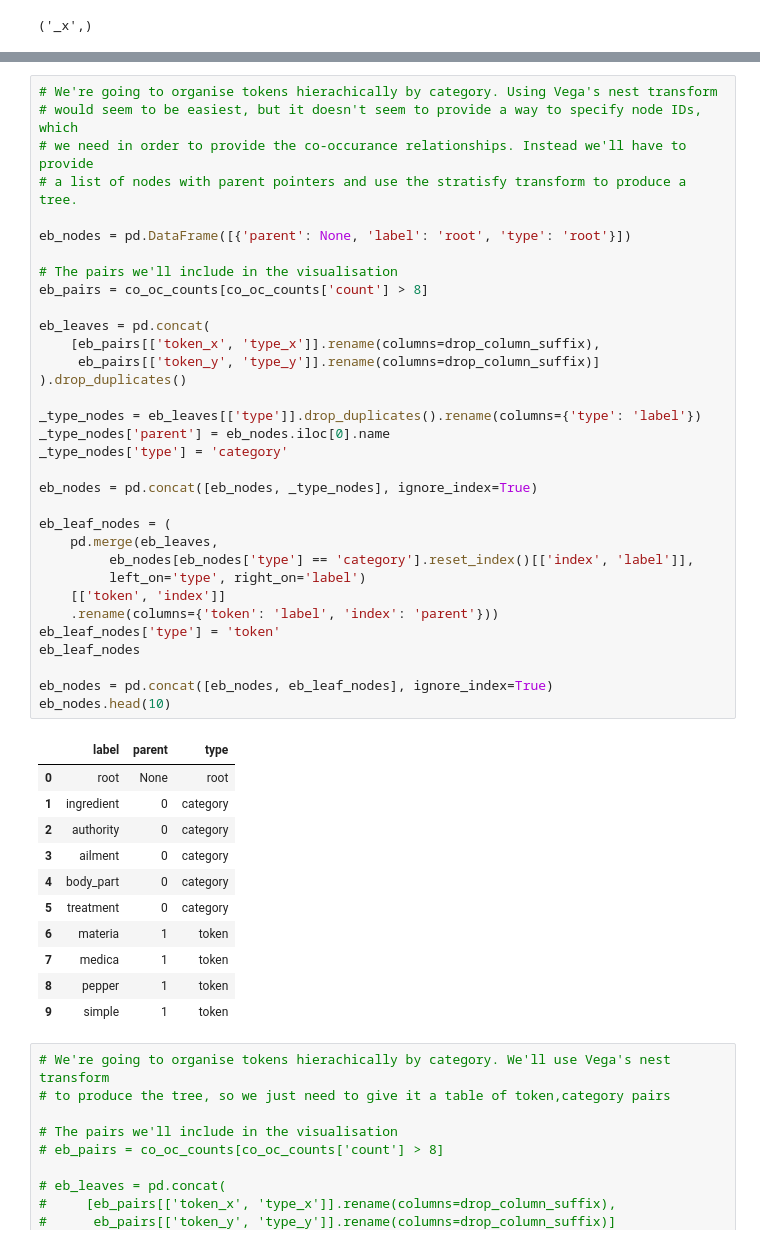
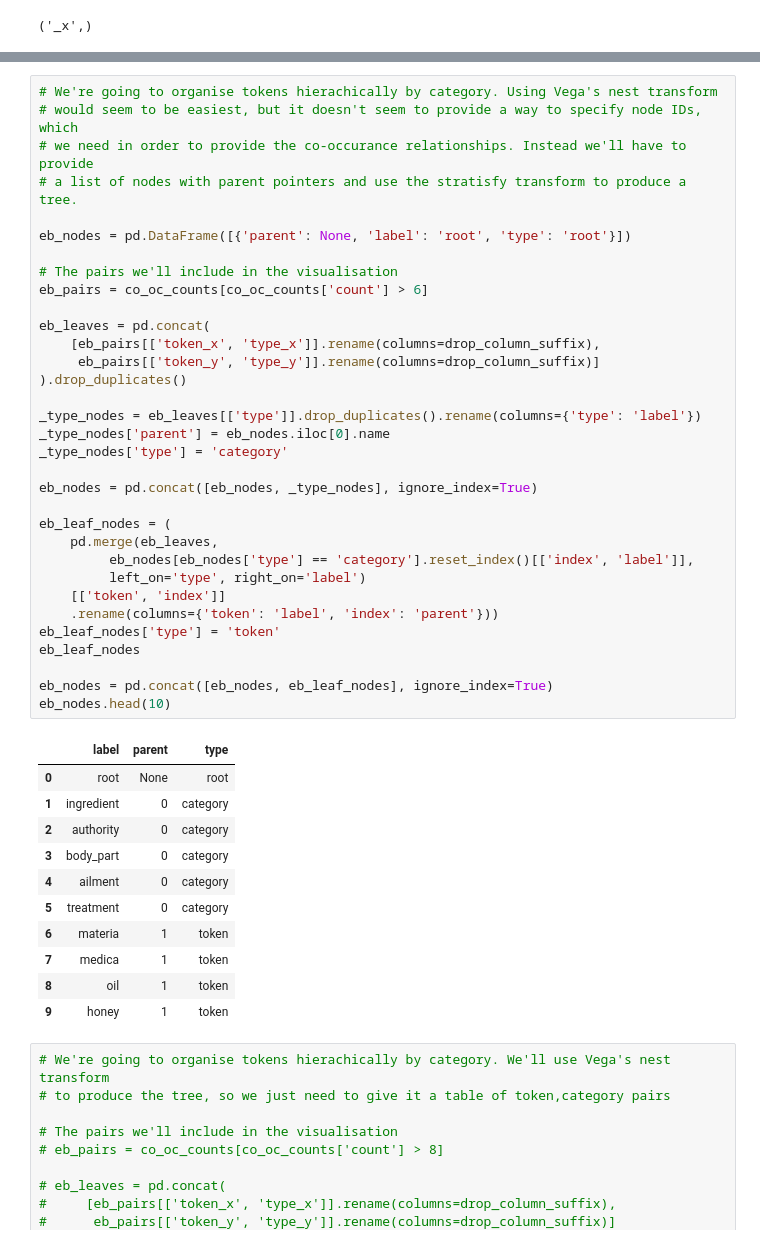
Before and after one commit to CamLib/genizah-medical-visualisation, a Jupyter notebook: notebooks/04-data-visualisation.ipynb, the cells around one changed output, grey strips where cells are left out. Cells and saved outputs as stored; diff of their text form.

```diff
--- a/notebooks/04-data-visualisation.ipynb
+++ b/notebooks/04-data-visualisation.ipynb
@@ -475,42 +475,42 @@ co_oc_counts.head()
 eb_nodes = pd.DataFrame([{'parent': None, 'label': 'root', 'type': 'root'}])
 
 # The pairs we'll include in the visualisation
-eb_pairs = co_oc_counts[co_oc_counts['count'] > 8]
+eb_pairs = co_oc_counts[co_oc_counts['count'] > 6]
 
 eb_leaves = pd.concat(
     [eb_pairs[['token_x', 'type_x']].rename(columns=drop_column_suffix),
      eb_pairs[['token_y', 'type_y']].rename(columns=drop_column_suffix)]
 ).drop_duplicates()
 
 _type_nodes = eb_leaves[['type']].drop_duplicates().rename(columns={'type': 'label'})
 _type_nodes['parent'] = eb_nodes.iloc[0].name
 _type_nodes['type'] = 'category'
 
 eb_nodes = pd.concat([eb_nodes, _type_nodes], ignore_index=True)
 
 eb_leaf_nodes = (
     pd.merge(eb_leaves,
          eb_nodes[eb_nodes['type'] == 'category'].reset_index()[['index', 'label']],
          left_on='type', right_on='label')
     [['token', 'index']]
     .rename(columns={'token': 'label', 'index': 'parent'}))
 eb_leaf_nodes['type'] = 'token'
 eb_leaf_nodes
 
 eb_nodes = pd.concat([eb_nodes, eb_leaf_nodes], ignore_index=True)
 eb_nodes.head(10)
 # %% [output]
 |  | label | parent | type |
 | 0 | root | None | root |
 | 1 | ingredient | 0 | category |
 | 2 | authority | 0 | category |
-| 3 | ailment | 0 | category |
-| 4 | body_part | 0 | category |
+| 3 | body_part | 0 | category |
+| 4 | ailment | 0 | category |
 | 5 | treatment | 0 | category |
 | 6 | materia | 1 | token |
 | 7 | medica | 1 | token |
-| 8 | pepper | 1 | token |
-| 9 | simple | 1 | token |
+| 8 | oil | 1 | token |
+| 9 | honey | 1 | token |
 # %%
 # We're going to organise tokens hierachically by category. We'll use Vega's nest transform
 # to produce the tree, so we just need to give it a table of token,category pairs
```
Also changed, not shown: parts of 20 cells of this notebook.
